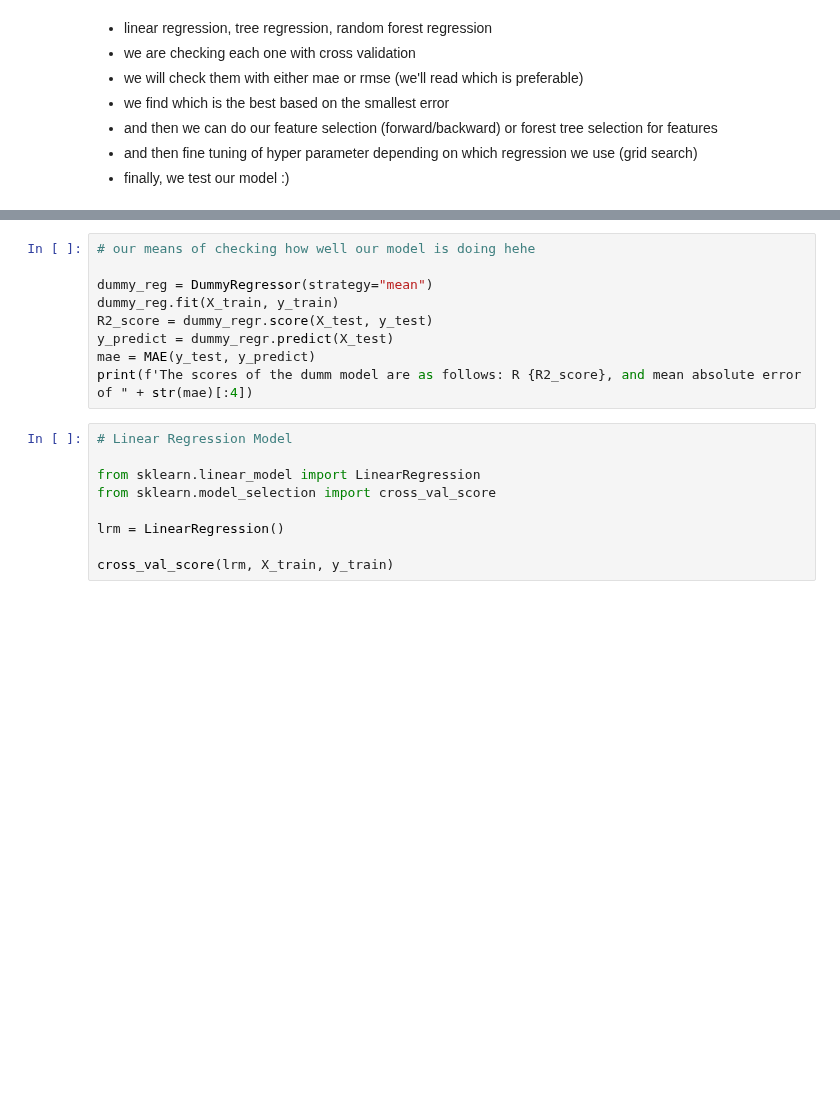
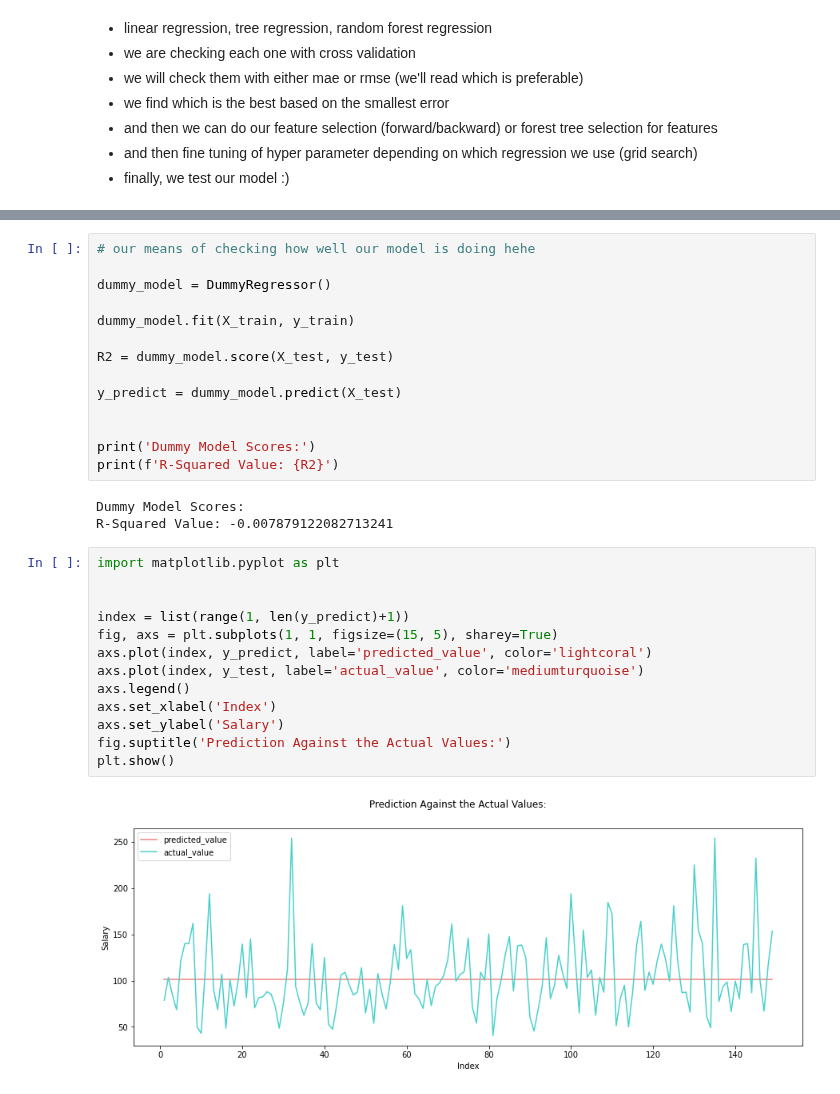
Before and after one commit to Aviost111/ds_project, a Jupyter notebook: model_testing.ipynb, the cells around one changed output, grey strips where cells are left out. Saved outputs shown, nothing was run; the diff lists cells and outputs as text; blank space fills up the shorter version.

```diff
--- a/model_testing.ipynb
+++ b/model_testing.ipynb
@@ -87,18 +159,32 @@ X_test_norm[numerical] = minmax.transform(X_test_norm[numerical])
 # %%
 # our means of checking how well our model is doing hehe
 
-dummy_reg = DummyRegressor(strategy="mean")
-dummy_reg.fit(X_train, y_train)
-R2_score = dummy_regr.score(X_test, y_test)
-y_predict = dummy_regr.predict(X_test)
-mae = MAE(y_test, y_predict)
-print(f'The scores of the dumm model are as follows: R {R2_score}, and mean absolute error of " + str(mae)[:4])
+dummy_model = DummyRegressor()
+
+dummy_model.fit(X_train, y_train)
+
+R2 = dummy_model.score(X_test, y_test)
+
+y_predict = dummy_model.predict(X_test)
+
+
+print('Dummy Model Scores:')
+print(f'R-Squared Value: {R2}')
+# %% [output]
+Dummy Model Scores:
+R-Squared Value: -0.007879122082713241
-# %%
-# Linear Regression Model
-
-from sklearn.linear_model import LinearRegression
-from sklearn.model_selection import cross_val_score
-
-lrm = LinearRegression()
-
-cross_val_score(lrm, X_train, y_train)
+# %%
+import matplotlib.pyplot as plt
+
+
+index = list(range(1, len(y_predict)+1))
+fig, axs = plt.subplots(1, 1, figsize=(15, 5), sharey=True)
+axs.plot(index, y_predict, label='predicted_value', color='lightcoral')
+axs.plot(index, y_test, label='actual_value', color='mediumturquoise')
+axs.legend()
+axs.set_xlabel('Index')
+axs.set_ylabel('Salary')
+fig.suptitle('Prediction Against the Actual Values:')
+plt.show()
+# %% [output]
+[figure, added]
```
Also changed, not shown: parts of 49 cells of this notebook, 1 other file.
